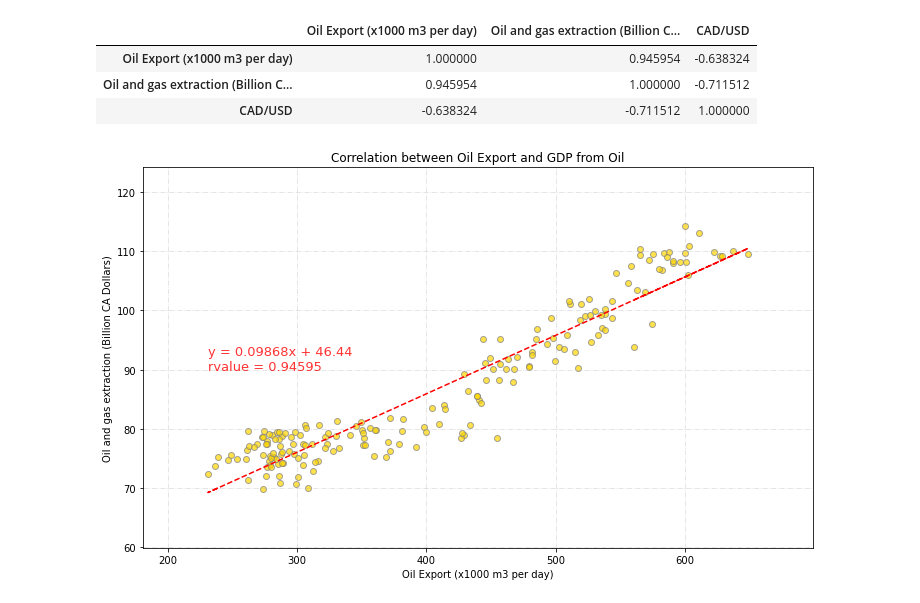
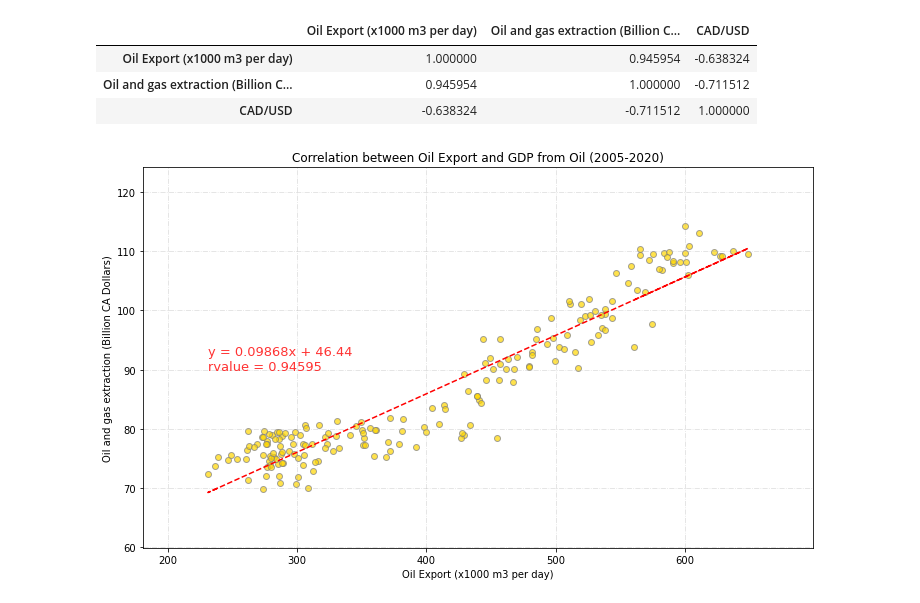
Before and after one commit to kk-deng/CanadaEnergyIE, a Jupyter notebook: Part 2.ipynb, the cells around one changed output. Saved outputs shown, nothing was run; the diff lists cells and outputs as text; code cells hidden in the pictures.

```diff
--- a/Part 2.ipynb
+++ b/Part 2.ipynb
@@ -270,23 +270,23 @@ can_df.corr()
 # %%
 # Study the strong correlation of GDP from oil extraction and Oil Export
 slope, intercept, rvalue, _, _ = linregress(y_axis_1, y_axis_3)
 eq = "y = " + str(round(slope, 5)) + "x + " + str(round(intercept, 2)) + "\nrvalue = " + str(round(rvalue, 5))
 
 # Simulation of regress line
 regress_line = slope * y_axis_1 + intercept
 
 # Create scatter plotting, annotate the equation, some design elements
 plt.figure(figsize=(12,7))
 plt.scatter(y_axis_1, y_axis_3, alpha = 0.7, edgecolors = "grey", facecolors = "gold")
-plt.title("Correlation between Oil Export and GDP from Oil")
+plt.title("Correlation between Oil Export and GDP from Oil (2005-2020)")
 plt.xlabel("Oil Export (x1000 m3 per day)")
 plt.ylabel("Oil and gas extraction (Billion CA Dollars)")
 plt.xlim(min(y_axis_1) - 50, max(y_axis_1) + 50)
 plt.ylim(min(y_axis_3) - 10, max(y_axis_3) + 10)
 plt.plot(y_axis_1, regress_line, "r--")
 plt.annotate(eq, (min(y_axis_1), 90), fontsize=13, color='r', alpha = 0.8)
 plt.grid(linestyle='-.', alpha = 0.4)
 plt.savefig("Plots/Question 2 & 4 - Correlation between Oil Export and GDP contribution of Oil Extraction.png", bbox_inches='tight', facecolor='w')
 plt.show()
 # %% [output]
-[figure, old version]
+[figure, new version]
```
Also changed, not shown: parts of 1 cell of this notebook, 2 other files.
